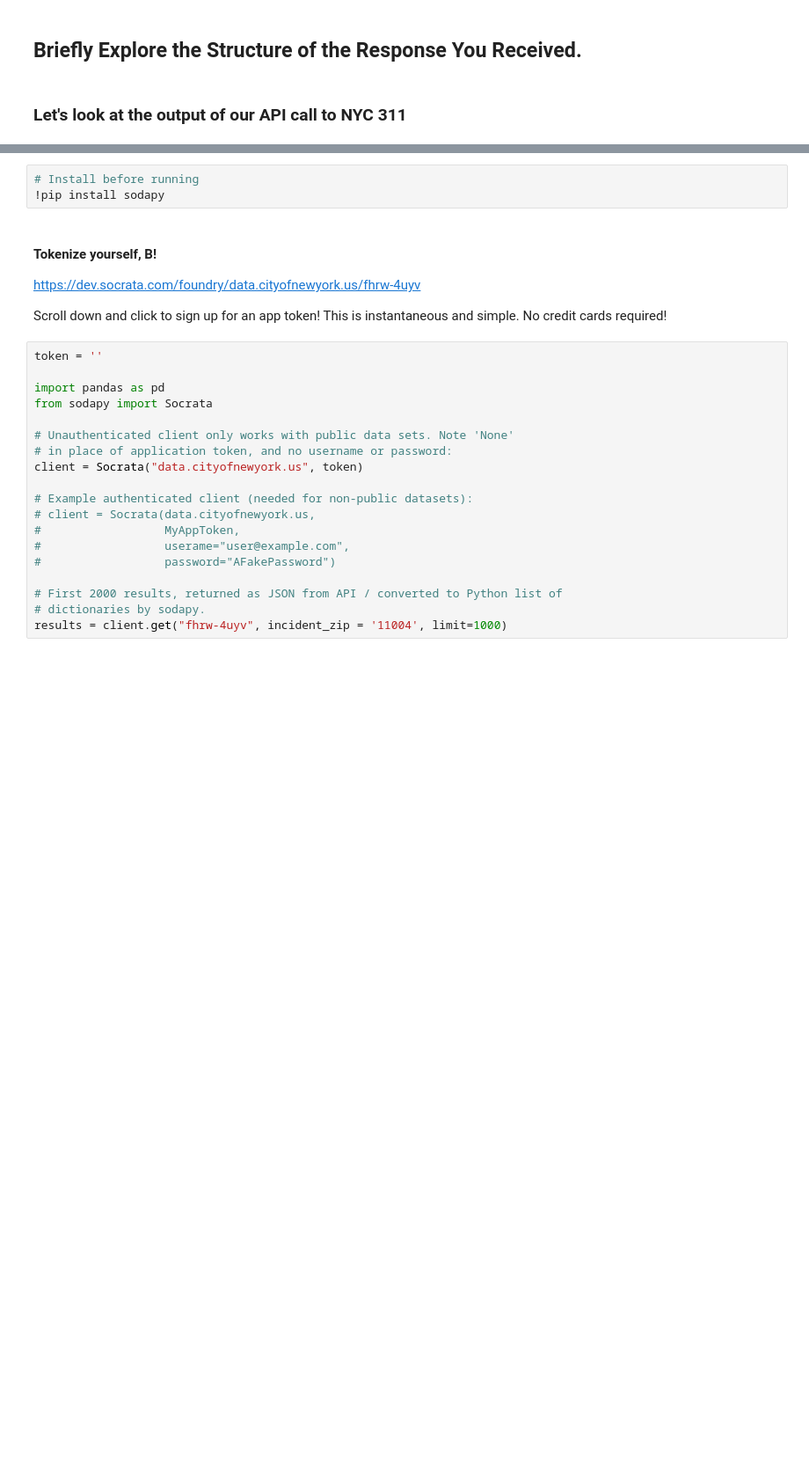
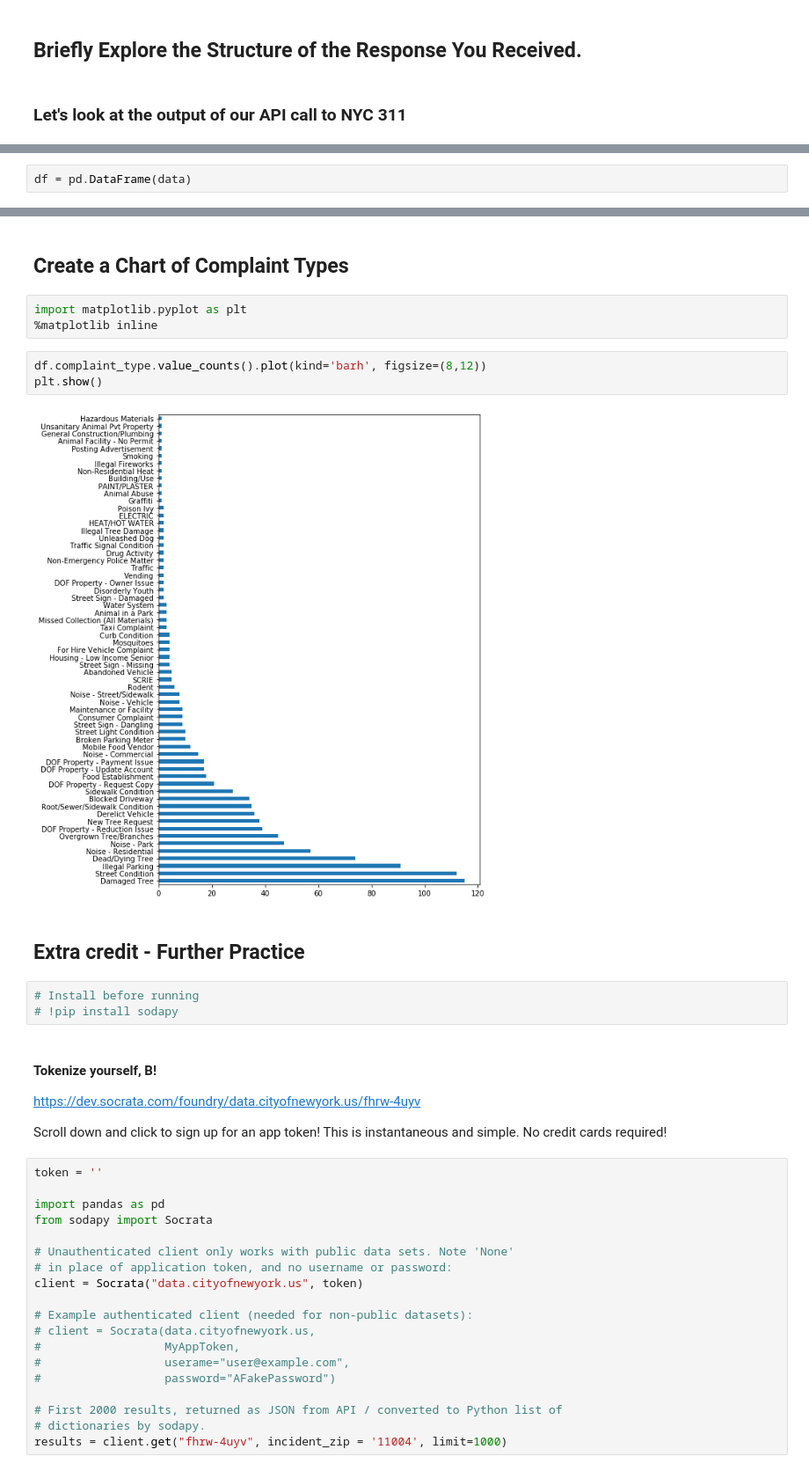
Before and after one commit to akhoso/Breakout-Session_API-Practice_HTX-DS-021720, a Jupyter notebook: api_notebook.ipynb, the cells around one changed output, grey strips where cells are left out. Shown at 88% size. Drawn from its saved outputs; the diff is of its cells as text; blank space fills up the shorter version.

```diff
--- a/api_notebook.ipynb
+++ b/api_notebook.ipynb
@@ -194,0 +228,2 @@ NYC also uses the `sodapy` library, Socrata, to manage their open data.
+# %%
+df = pd.DataFrame(data)
@@ -195,6 +256,18 @@ NYC also uses the `sodapy` library, Socrata, to manage their open data.
+# %% [markdown]
+## Create a Chart of Complaint Types
+# %%
+import matplotlib.pyplot as plt
+%matplotlib inline
+# %%
+df.complaint_type.value_counts().plot(kind='barh', figsize=(8,12))
+plt.show()
+# %% [output]
+[figure, added]
+# %% [markdown]
+## Extra credit - Further Practice
 # %%
 # Install before running
-!pip install sodapy
+# !pip install sodapy
 # %% [markdown]
 #### Tokenize yourself, B!
 
```
Also changed, not shown: parts of 46 cells of this notebook, 3 other files.
